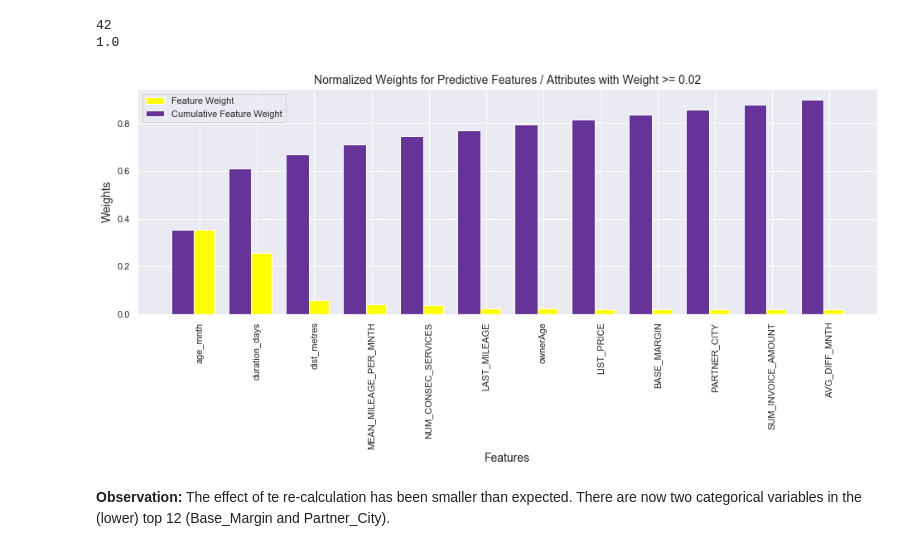
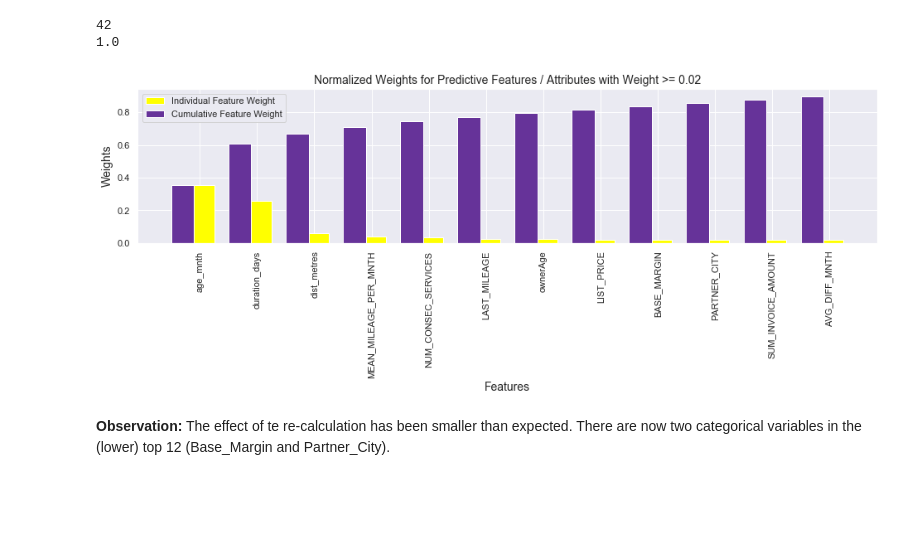
Before and after one commit to rbuerki/churn-prediction-automotive, a Jupyter notebook: blog_automotiveChurn.ipynb, the cells around one changed output. Saved outputs shown, nothing was run; the diff lists cells and outputs as text; code cells hidden in the pictures; blank space fills up the shorter version.

```diff
--- a/blog_automotiveChurn.ipynb
+++ b/blog_automotiveChurn.ipynb
@@ -570,21 +573,23 @@ print(GBC_weights_cum['weights'].sum())
 # %%
 # plot features with biggest weight
 dfPlot = GBC_weights_cum[:12]
-fig = plt.figure(figsize = (16,5))
+fig = plt.figure(figsize = (16,6))
 plt.bar(np.arange(len(dfPlot)), dfPlot['weights'], width = 0.5, align="center", color = 'yellow', \
-      label = "Feature Weight")
+      label = "Individual Feature Weight")
 plt.bar(np.arange(len(dfPlot)) - 0.3, np.cumsum(dfPlot['weights']), width = 0.4, align = "center", color = 'rebeccapurple', \
       label = "Cumulative Feature Weight")
 # styling
+
 plt.title("Normalized Weights for Predictive Features / Attributes with Weight >= 0.02", fontsize=14)
 plt.ylabel("Weights", fontsize=14)
 plt.xlabel("Features", fontsize=14)
 plt.xticks(np.arange(len(dfPlot)), dfPlot.index, rotation=90)
 plt.legend(loc = 'upper left')
-# safe as png
+# save as png
+plt.gcf().subplots_adjust(bottom=0.45) # make room for x-label
 plt.savefig('weights.png');
 # %% [output]
-[figure, old version]
+[figure, new version]
 # %% [markdown]
 **Observation:** The effect of te re-calculation has been smaller than expected. There are now two categorical variables in the (lower) top 12 (Base_Margin and Partner_City).
 # %% [markdown]
```
Also changed, not shown: parts of 3 cells of this notebook, 4 other files.
